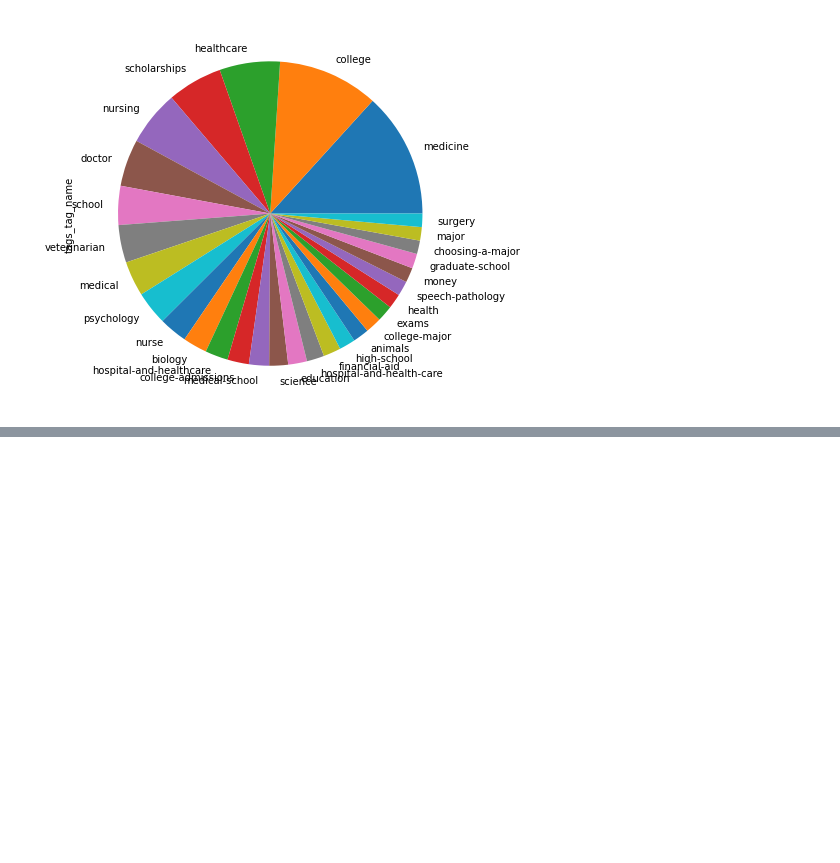
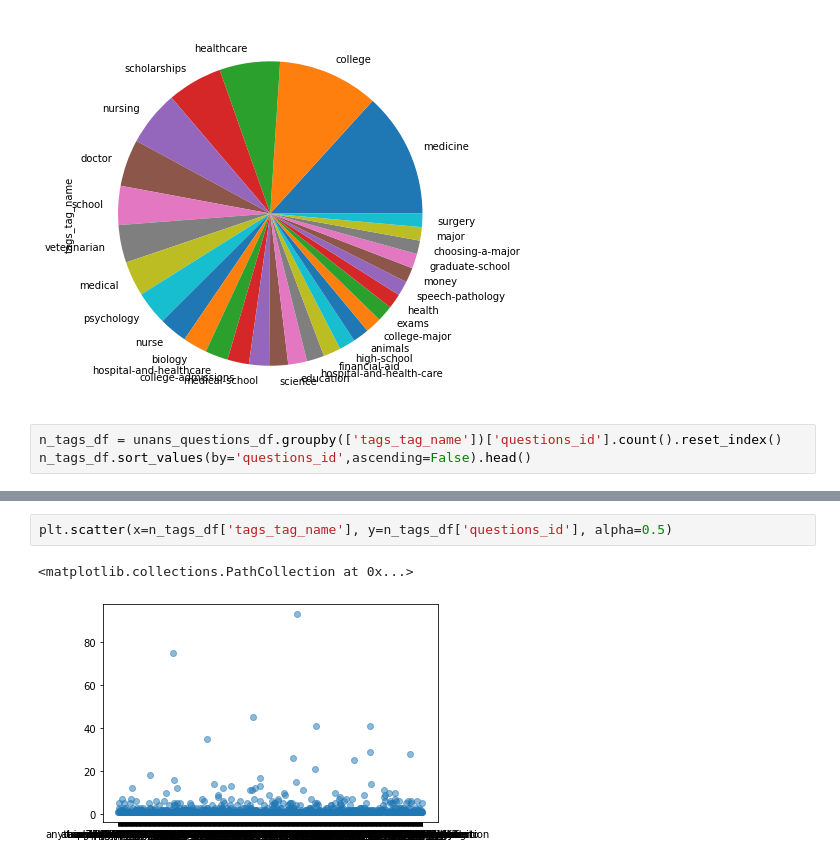
Before and after one commit to AKhileshPothuri/CareerVillage_Project, a Jupyter notebook: Exploratory_Data_Analysis_Draft1.ipynb, the cells around one changed output, grey strips where cells are left out. Saved outputs shown, nothing was run; the diff lists cells and outputs as text; blank space fills up the shorter version.

Commit message:
EDA_V5.2
Number of Tags Scatter Plot

```diff
--- a/Exploratory_Data_Analysis_Draft1.ipynb
+++ b/Exploratory_Data_Analysis_Draft1.ipynb
@@ -1468,3 +1468,6 @@ unans_questions_df['tags_tag_name'].value_counts()[:30].plot(kind='pie',figsize=
 # %% [output]
 <AxesSubplot:ylabel='tags_tag_name'>
 [figure]
+# %%
+n_tags_df = unans_questions_df.groupby(['tags_tag_name'])['questions_id'].count().reset_index()
+n_tags_df.sort_values(by='questions_id',ascending=False).head()
@@ -1470,0 +1481,5 @@ unans_questions_df['tags_tag_name'].value_counts()[:30].plot(kind='pie',figsize=
+# %%
+plt.scatter(x=n_tags_df['tags_tag_name'], y=n_tags_df['questions_id'], alpha=0.5)
+# %% [output]
+<matplotlib.collections.PathCollection at 0x...>
+[figure, added]
```
Also changed, not shown: parts of 31 cells of this notebook.
